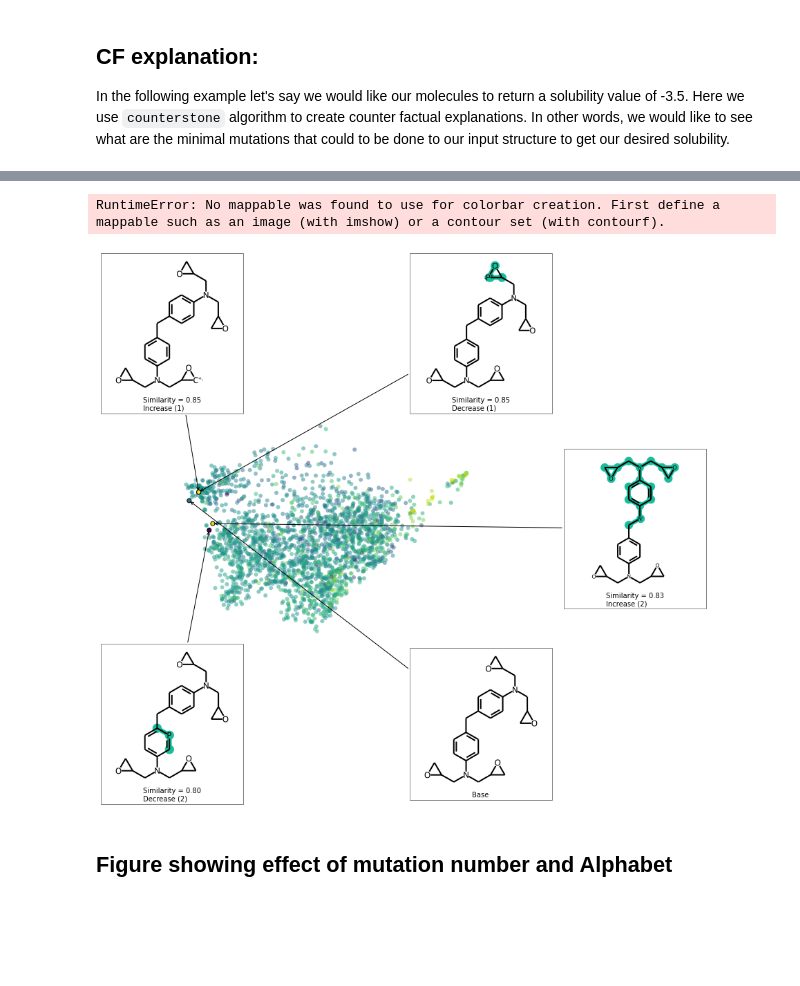
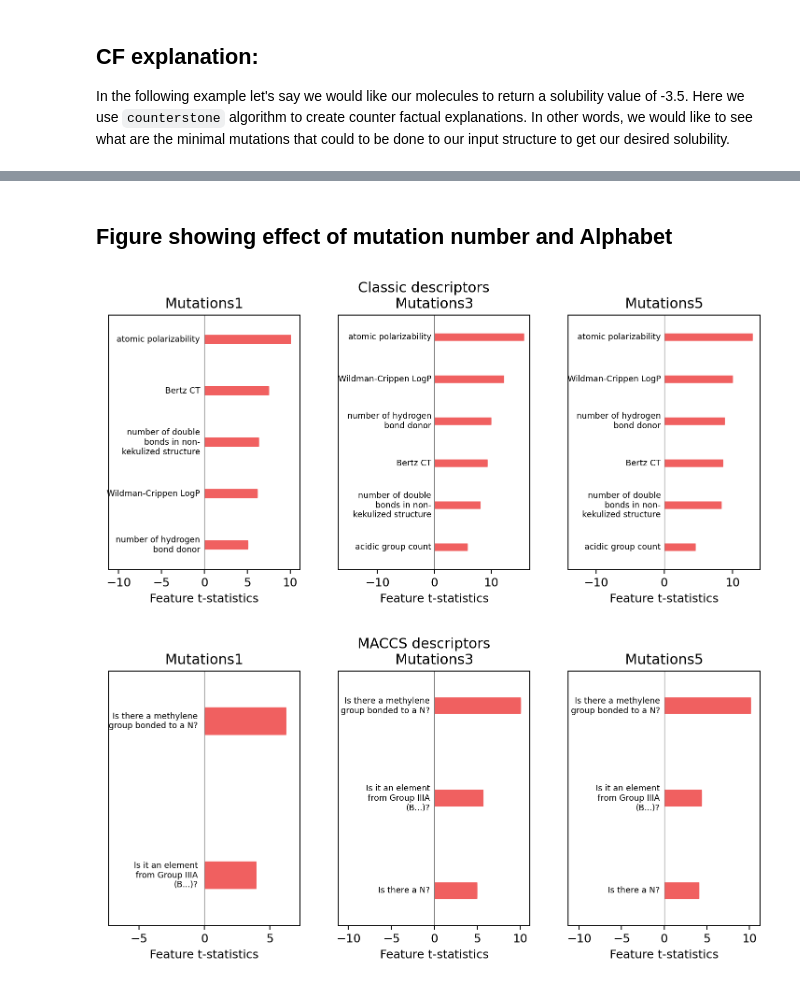
Before and after one commit to ur-whitelab/exmol, a Jupyter notebook: LIME/Solubility-RNN.ipynb, the cells around one changed output, grey strips where cells are left out. Cells and saved outputs as stored; diff of their text form; code cells hidden in the pictures; blank space fills up the shorter version.

```diff
--- a/LIME/Solubility-RNN.ipynb
+++ b/LIME/Solubility-RNN.ipynb
@@ -353,32 +377,2 @@ plt.savefig('rnn-simple.svg', dpi=180)
-# %%
-space = exmol.sample_space(soldata.SMILES[4], predictor_function, preset='wide')
-exps = exmol.rcf_explain(space, 0.5)
-fkw = {'figsize': (8,6)}
-font = {'family' : 'normal',
-        'weight' : 'normal',
-        'size'   : 22}
-
-exmol.plot_space(space, exps, figure_kwargs=fkw, mol_size=(200,200), offset=1)
-plt.colorbar(location='left', label='Solubility [Log M]')
-plt.tight_layout()
-plt.savefig('rnn-wide.png', bbox_inches='tight', dpi=180)
-# %% [output]
-RuntimeError: No mappable was found to use for colorbar creation. First define a mappable such as an image (with imshow) or a contour set (with contourf).
-[figure, removed]
 # %% [markdown]
 ## Figure showing effect of mutation number and Alphabet
-# %%
-exps = []
-spaces = []
-for i in [1,3,5]:
-    stoned_kwargs={'num_samples': 2500, 'alphabet':exmol.get_basic_alphabet(),'min_mutations':i, 'max_mutations': i}
-    space = exmol.sample_space(soldata.SMILES[4], predictor_function, stoned_kwargs=stoned_kwargs)
-    spaces.append(space)
-    e = exmol.rcf_explain(space, nmols=2)
-    if len(exps) == 0:
-        exps.append(e[0])
-    for ei in e:
-        if not ei.is_origin and 'Decrease' in ei.label:
-            ei.label = f'Mutations = {i}'
-            exps.append(ei)
-            break
@@ -389,3 +379,34 @@ plt.savefig('rnn-mutations.png', bbox_inches='tight', dpi=180)
+# %%
+tstats, beta = {'Classic': [], 'MACCS': []}, {'Classic': [], 'MACCS': []}
+spaces = {'Classic':[], 'MACCS': []}
+desc_type = ['Classic', 'MACCS']
+muts = [1,3,5]
+for i in muts:
+    for d in desc_type:
+        stoned_kwargs={'num_samples': 2500, 'alphabet':exmol.get_basic_alphabet(),'min_mutations':i, 'max_mutations': i}
+        space = exmol.sample_space(soldata.SMILES[100], predictor_function, stoned_kwargs=stoned_kwargs)
+        t, b = exmol.lime_explain(space, descriptor_type=d)
+        spaces[d].append(space)
+        tstats[d].append(t)
+#         print(tstats)
+        beta[d].append(b)
+#         print(beta)
+# %%
+
+for d in desc_type:
+    i = 0
+    fig, ax = plt.subplots(nrows=1, ncols=len(tstats[d]), figsize=(10,4), dpi=180, squeeze=True)
+    for s, t, b in zip(spaces[d], tstats[d], beta[d]):
+        feature_importance = calc_ft_imp(s, t)
+        plot_desc(feature_importance, d, output_file=None,
+                  ax=ax[i], title=f'Mutations{muts[i]}')
+    # plot_with_desc(feature_importance, s, desc_type='classic', output_file=f'mutation_classic_{i}')
+        i += 1
+    fig.suptitle(f'{d} descriptors')
+    plt.savefig(f'{d}_mutations.png', dpi=180, bbox_inches='tight')
+# %% [output]
+[figure, added]
+[figure, added]
 # %%
 fig, axs = plt.subplots(1, 3, figsize=(8,3), dpi=180, squeeze=True, sharey=True)
 for i,n in enumerate([1,3,5]):
```
Also changed, not shown: parts of 23 cells of this notebook, 3 other files.
